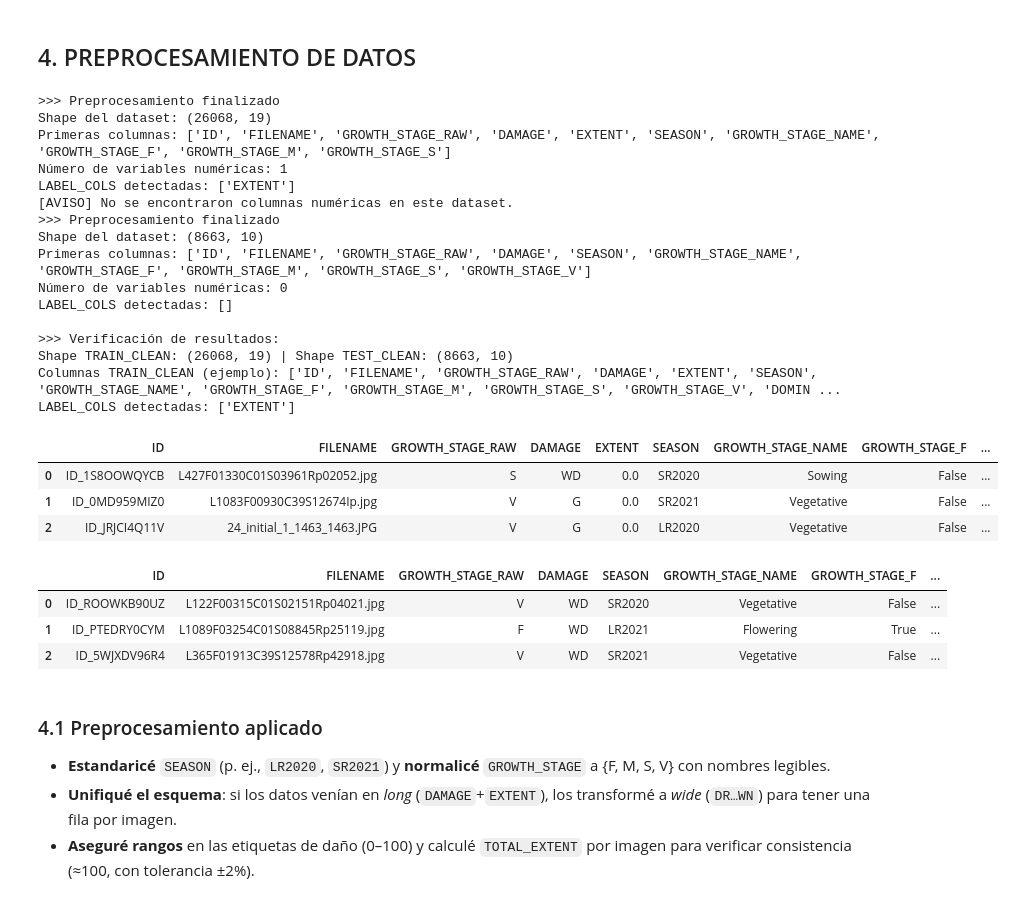
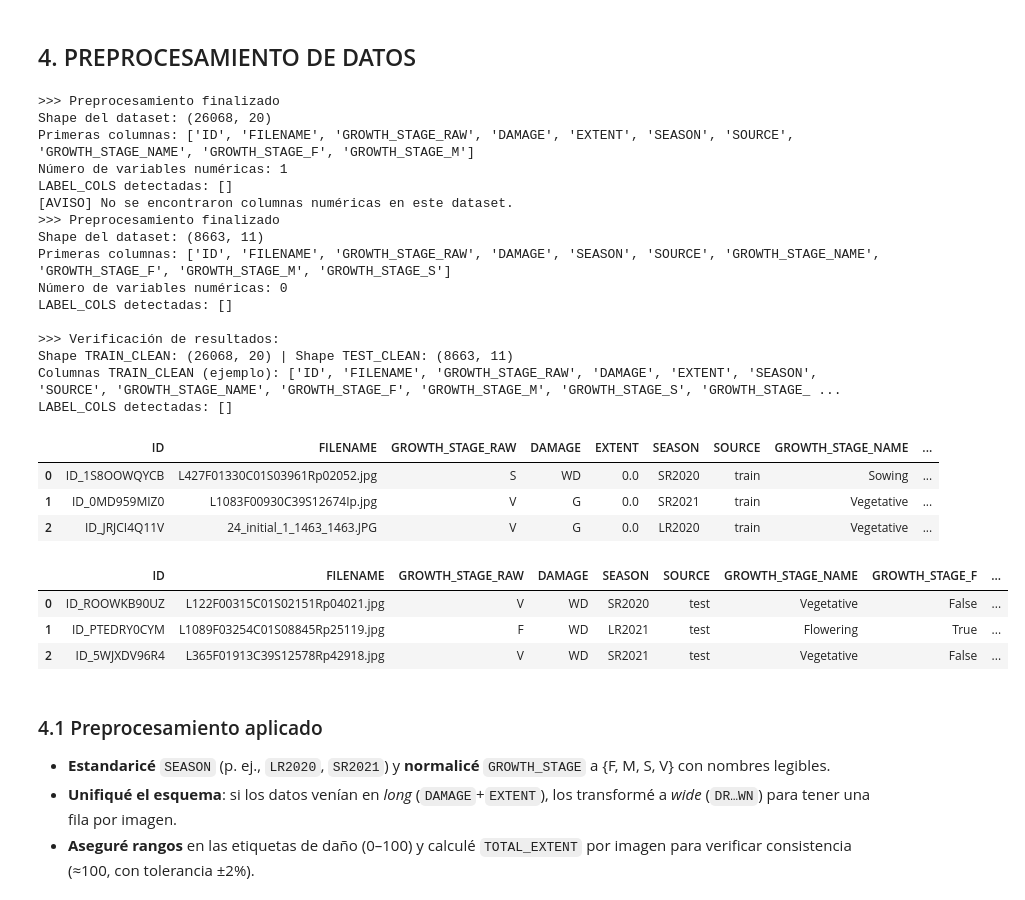
Before and after one commit to mar22266/PY2-DS, a Jupyter notebook: PY2.ipynb, the cells around one changed output. Cells and saved outputs as stored; diff of their text form; code cells hidden in the pictures.

```diff
--- a/PY2.ipynb
+++ b/PY2.ipynb
@@ -312,41 +312,41 @@ def APLICAR_PREPROCESAMIENTO(DF: pd.DataFrame, IS_TRAIN: bool, DET: Dict[str, ob
 # %%
 # APLICAR PREPROCESAMIENTO A LOS DATOS
 
-TRAIN_CLEAN = APLICAR_PREPROCESAMIENTO(TRAIN_DF, IS_TRAIN=True, DET=DETECCIONES)
-TEST_CLEAN  = APLICAR_PREPROCESAMIENTO(TEST_DF,  IS_TRAIN=False, DET=DETECCIONES)
+TRAIN_CLEAN = APLICAR_PREPROCESAMIENTO(train_df, IS_TRAIN=True, DET=DET)
+TEST_CLEAN  = APLICAR_PREPROCESAMIENTO(test_df,  IS_TRAIN=False, DET=DET)
 
 print("\n>>> Verificación de resultados:")
 print("Shape TRAIN_CLEAN:", TRAIN_CLEAN.shape, "| Shape TEST_CLEAN:", TEST_CLEAN.shape)
 print("Columnas TRAIN_CLEAN (ejemplo):", list(TRAIN_CLEAN.columns)[:15])
 print("LABEL_COLS detectadas:", TRAIN_CLEAN.attrs.get("LABEL_COLS", []))
 
 display(TRAIN_CLEAN.head(3))
 display(TEST_CLEAN.head(3))
 # %% [output]
 >>> Preprocesamiento finalizado
-Shape del dataset: (26068, 19)
-Primeras columnas: ['ID', 'FILENAME', 'GROWTH_STAGE_RAW', 'DAMAGE', 'EXTENT', 'SEASON', 'GROWTH_STAGE_NAME', 'GROWTH_STAGE_F', 'GROWTH_STAGE_M', 'GROWTH_STAGE_S']
+Shape del dataset: (26068, 20)
+Primeras columnas: ['ID', 'FILENAME', 'GROWTH_STAGE_RAW', 'DAMAGE', 'EXTENT', 'SEASON', 'SOURCE', 'GROWTH_STAGE_NAME', 'GROWTH_STAGE_F', 'GROWTH_STAGE_M']
 Número de variables numéricas: 1
-LABEL_COLS detectadas: ['EXTENT']
+LABEL_COLS detectadas: []
 [AVISO] No se encontraron columnas numéricas en este dataset.
 >>> Preprocesamiento finalizado
-Shape del dataset: (8663, 10)
-Primeras columnas: ['ID', 'FILENAME', 'GROWTH_STAGE_RAW', 'DAMAGE', 'SEASON', 'GROWTH_STAGE_NAME', 'GROWTH_STAGE_F', 'GROWTH_STAGE_M', 'GROWTH_STAGE_S', 'GROWTH_STAGE_V']
+Shape del dataset: (8663, 11)
+Primeras columnas: ['ID', 'FILENAME', 'GROWTH_STAGE_RAW', 'DAMAGE', 'SEASON', 'SOURCE', 'GROWTH_STAGE_NAME', 'GROWTH_STAGE_F', 'GROWTH_STAGE_M', 'GROWTH_STAGE_S']
 Número de variables numéricas: 0
 LABEL_COLS detectadas: []
 
 >>> Verificación de resultados:
-Shape TRAIN_CLEAN: (26068, 19) | Shape TEST_CLEAN: (8663, 10)
-Columnas TRAIN_CLEAN (ejemplo): ['ID', 'FILENAME', 'GROWTH_STAGE_RAW', 'DAMAGE', 'EXTENT', 'SEASON', 'GROWTH_STAGE_NAME', 'GROWTH_STAGE_F', 'GROWTH_STAGE_M', 'GROWTH_STAGE_S', 'GROWTH_STAGE_V', 'DOMIN ...
-LABEL_COLS detectadas: ['EXTENT']
+Shape TRAIN_CLEAN: (26068, 20) | Shape TEST_CLEAN: (8663, 11)
+Columnas TRAIN_CLEAN (ejemplo): ['ID', 'FILENAME', 'GROWTH_STAGE_RAW', 'DAMAGE', 'EXTENT', 'SEASON', 'SOURCE', 'GROWTH_STAGE_NAME', 'GROWTH_STAGE_F', 'GROWTH_STAGE_M', 'GROWTH_STAGE_S', 'GROWTH_STAGE_ ...
+LABEL_COLS detectadas: []
-|  | ID | FILENAME | GROWTH_STAGE_RAW | DAMAGE | EXTENT | SEASON | GROWTH_STAGE_NAME | GROWTH_STAGE_F | ... |
-| 0 | ID_1S8OOWQYCB | L427F01330C01S03961Rp02052.jpg | S | WD | 0.0 | SR2020 | Sowing | False | ... |
-| 1 | ID_0MD959MIZ0 | L1083F00930C39S12674Ip.jpg | V | G | 0.0 | SR2021 | Vegetative | False | ... |
-| 2 | ID_JRJCI4Q11V | 24_initial_1_1463_1463.JPG | V | G | 0.0 | LR2020 | Vegetative | False | ... |
+|  | ID | FILENAME | GROWTH_STAGE_RAW | DAMAGE | EXTENT | SEASON | SOURCE | GROWTH_STAGE_NAME | ... |
+| 0 | ID_1S8OOWQYCB | L427F01330C01S03961Rp02052.jpg | S | WD | 0.0 | SR2020 | train | Sowing | ... |
+| 1 | ID_0MD959MIZ0 | L1083F00930C39S12674Ip.jpg | V | G | 0.0 | SR2021 | train | Vegetative | ... |
+| 2 | ID_JRJCI4Q11V | 24_initial_1_1463_1463.JPG | V | G | 0.0 | LR2020 | train | Vegetative | ... |
-|  | ID | FILENAME | GROWTH_STAGE_RAW | DAMAGE | SEASON | GROWTH_STAGE_NAME | GROWTH_STAGE_F | ... |
-| 0 | ID_ROOWKB90UZ | L122F00315C01S02151Rp04021.jpg | V | WD | SR2020 | Vegetative | False | ... |
-| 1 | ID_PTEDRY0CYM | L1089F03254C01S08845Rp25119.jpg | F | WD | LR2021 | Flowering | True | ... |
-| 2 | ID_5WJXDV96R4 | L365F01913C39S12578Rp42918.jpg | V | WD | SR2021 | Vegetative | False | ... |
+|  | ID | FILENAME | GROWTH_STAGE_RAW | DAMAGE | SEASON | SOURCE | GROWTH_STAGE_NAME | GROWTH_STAGE_F | ... |
+| 0 | ID_ROOWKB90UZ | L122F00315C01S02151Rp04021.jpg | V | WD | SR2020 | test | Vegetative | False | ... |
+| 1 | ID_PTEDRY0CYM | L1089F03254C01S08845Rp25119.jpg | F | WD | LR2021 | test | Flowering | True | ... |
+| 2 | ID_5WJXDV96R4 | L365F01913C39S12578Rp42918.jpg | V | WD | SR2021 | test | Vegetative | False | ... |
 # %% [markdown]
 ### 4.1 Preprocesamiento aplicado
 
```
Also changed, not shown: parts of 31 cells of this notebook, 19 other files.
